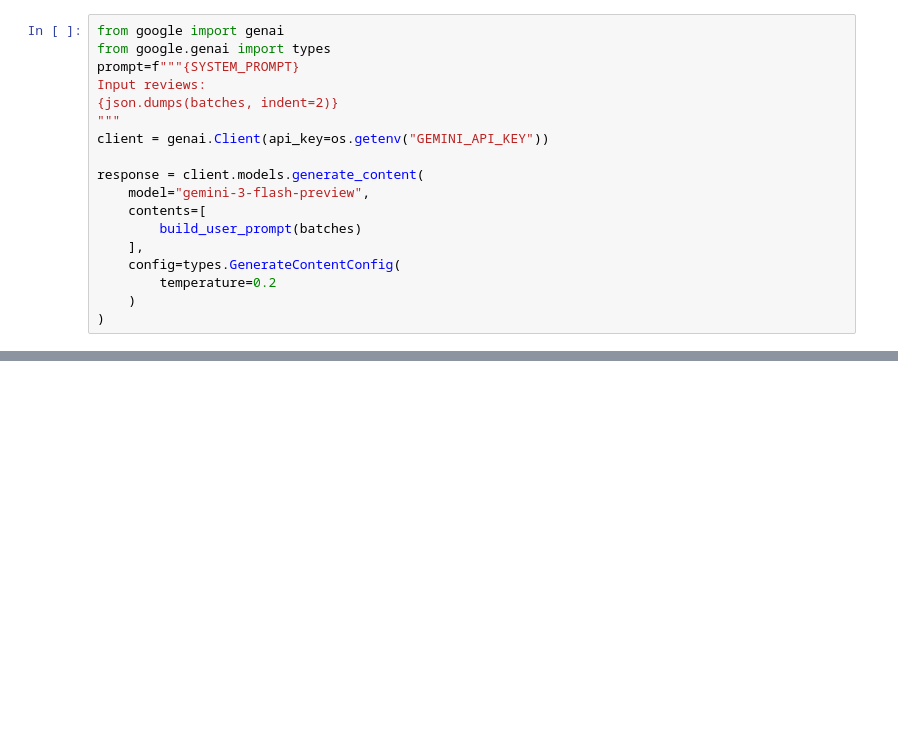
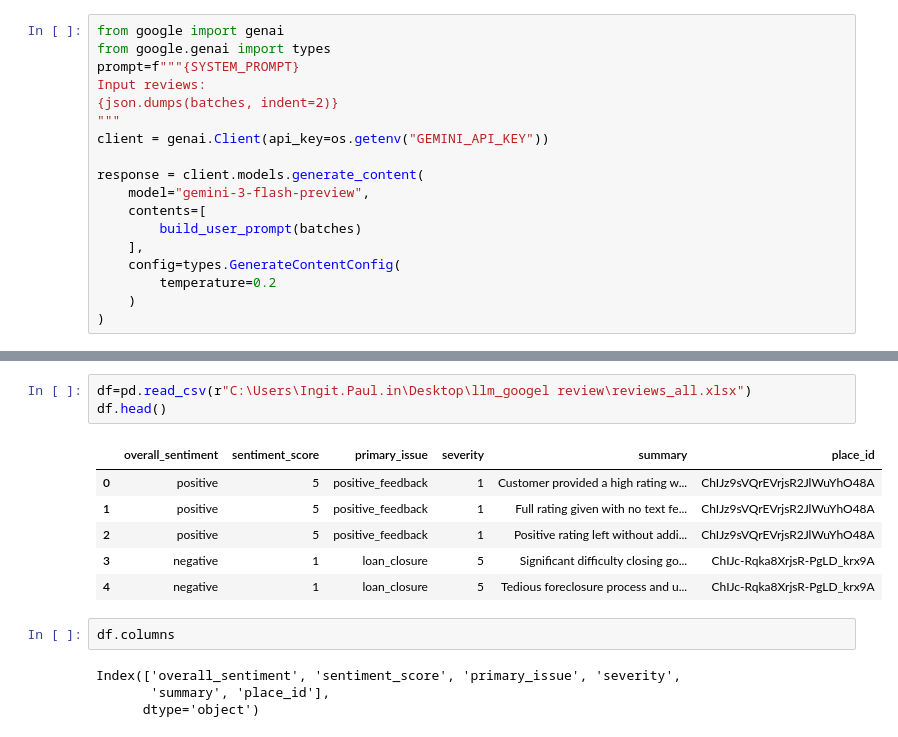
Before and after one commit to ingit404/llm_review, a Jupyter notebook: main.ipynb, the cells around one changed output, grey strips where cells are left out. Cells and saved outputs as stored; diff of their text form; blank space fills up the shorter version.

```diff
--- a/main.ipynb
+++ b/main.ipynb
@@ -240,0 +357,16 @@ output
+# %%
+df=pd.read_csv(r"C:\Users\Ingit.Paul.in\Desktop\llm_googel review\reviews_all.xlsx")
+df.head()
+# %% [output]
+|  | overall_sentiment | sentiment_score | primary_issue | severity | summary | place_id |
+| 0 | positive | 5 | positive_feedback | 1 | Customer provided a high rating w... | ChIJz9sVQrEVrjsR2JlWuYhO48A |
+| 1 | positive | 5 | positive_feedback | 1 | Full rating given with no text fe... | ChIJz9sVQrEVrjsR2JlWuYhO48A |
+| 2 | positive | 5 | positive_feedback | 1 | Positive rating left without addi... | ChIJz9sVQrEVrjsR2JlWuYhO48A |
+| 3 | negative | 1 | loan_closure | 5 | Significant difficulty closing go... | ChIJc-Rqka8XrjsR-PgLD_krx9A |
+| 4 | negative | 1 | loan_closure | 5 | Tedious foreclosure process and u... | ChIJc-Rqka8XrjsR-PgLD_krx9A |
+# %%
+df.columns
+# %% [output]
+Index(['overall_sentiment', 'sentiment_score', 'primary_issue', 'severity',
+       'summary', 'place_id'],
+      dtype='object')
```
Also changed, not shown: parts of 8 cells of this notebook, 7 other files.
